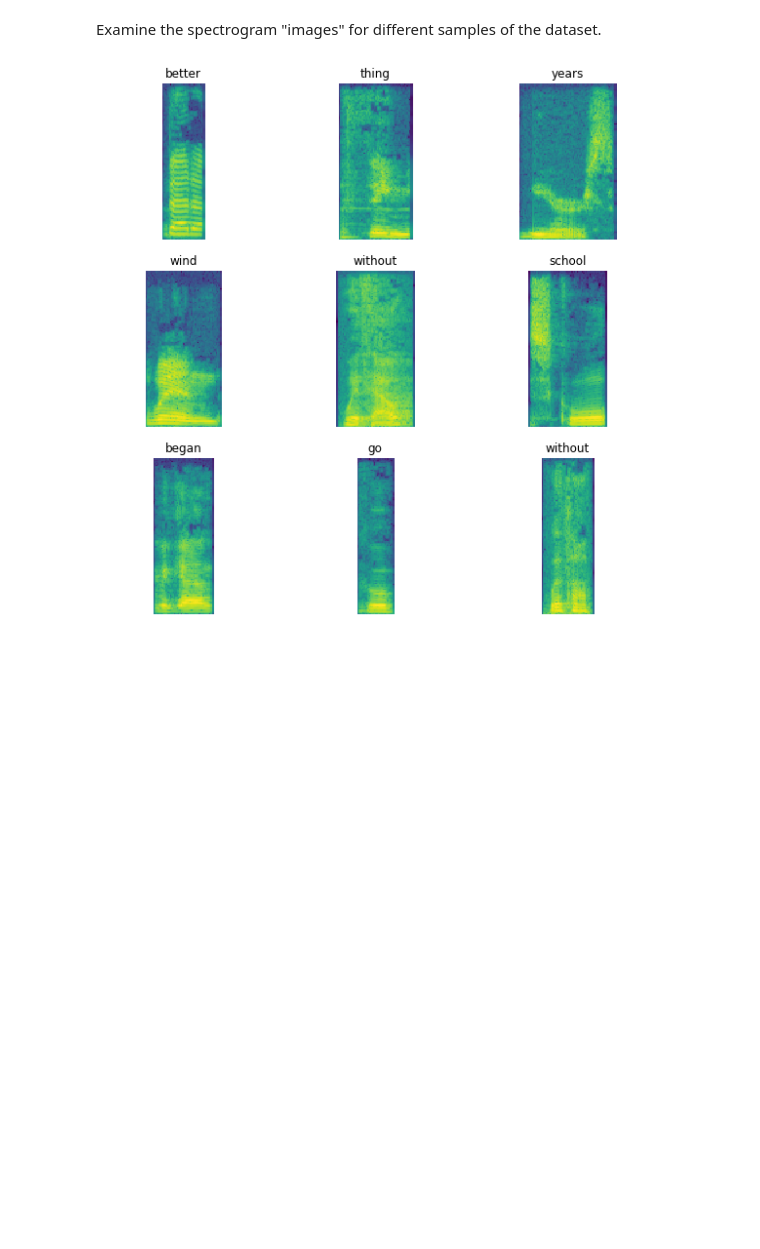
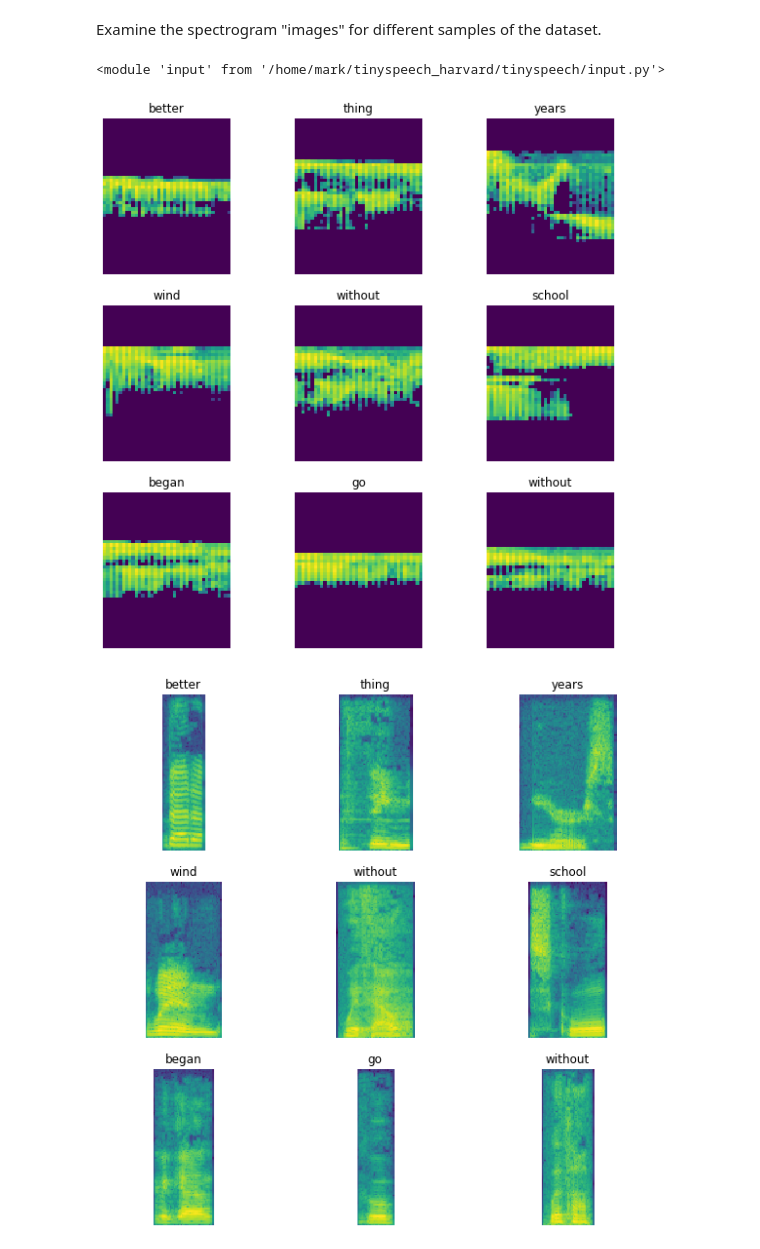
Before and after one commit to harvard-edge/multilingual_kws, a Jupyter notebook: embedding.ipynb, the cells around one changed output. Saved outputs shown, nothing was run; the diff lists cells and outputs as text; code cells hidden in the pictures; blank space fills up the shorter version.

Commit message:
wip: micro frontend ported to tf2

```diff
--- a/embedding.ipynb
+++ b/embedding.ipynb
@@ -415,3 +354,40 @@ Examine the spectrogram "images" for different samples of the dataset.
+# %%
+import importlib
+importlib.reload(input)
+# %% [output]
+<module 'input' from '/home/mark/tinyspeech_harvard/tinyspeech/input.py'>
+# %%
+AUTOTUNE = tf.data.experimental.AUTOTUNE
+# %%
+model_settings = input.prepare_model_settings(
+        label_count=100,
+        sample_rate=16000,
+        clip_duration_ms=1000,
+        window_size_ms=30,
+        window_stride_ms=20,
+        feature_bin_count=40,
+        preprocess="micro",
+    )
+# %%
+train_ds = input.to_dataset(model_settings, commands, AUTOTUNE, train_files)
+val_ds = input.to_dataset(model_settings, commands, AUTOTUNE, val_files)
+test_ds = input.to_dataset(model_settings, commands, AUTOTUNE, test_files)
+# %%
+rows = 3
+cols = 3
+n = rows*cols
+fig, axes = plt.subplots(rows, cols, figsize=(10, 10))
+for i, (spectrogram, label_id) in enumerate(train_ds.take(n)):
+  r = i // cols
+  c = i % cols
+  ax = axes[r][c]
+  ax.imshow(np.squeeze(spectrogram.numpy()))
+  ax.set_title(commands[label_id.numpy()])
+  ax.axis('off')
+
+#plt.show()
+# %% [output]
+[figure, added]
 # %%
 rows = 3
 cols = 3
```
Also changed, not shown: parts of 8 cells of this notebook, 1 other file.
